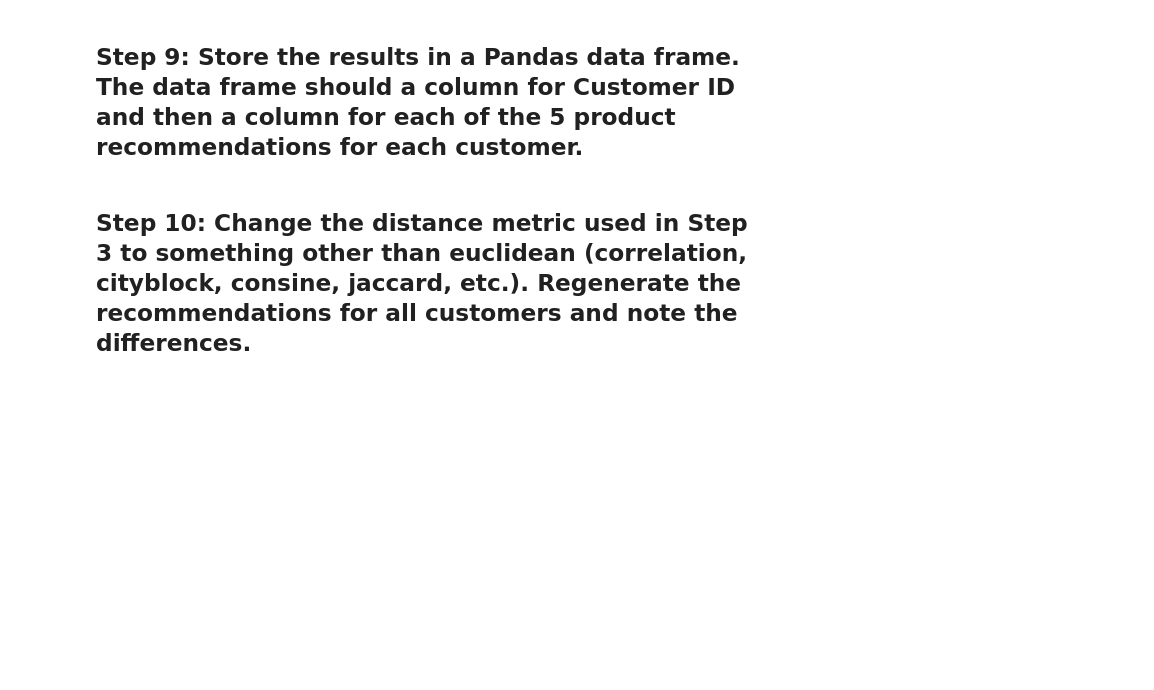
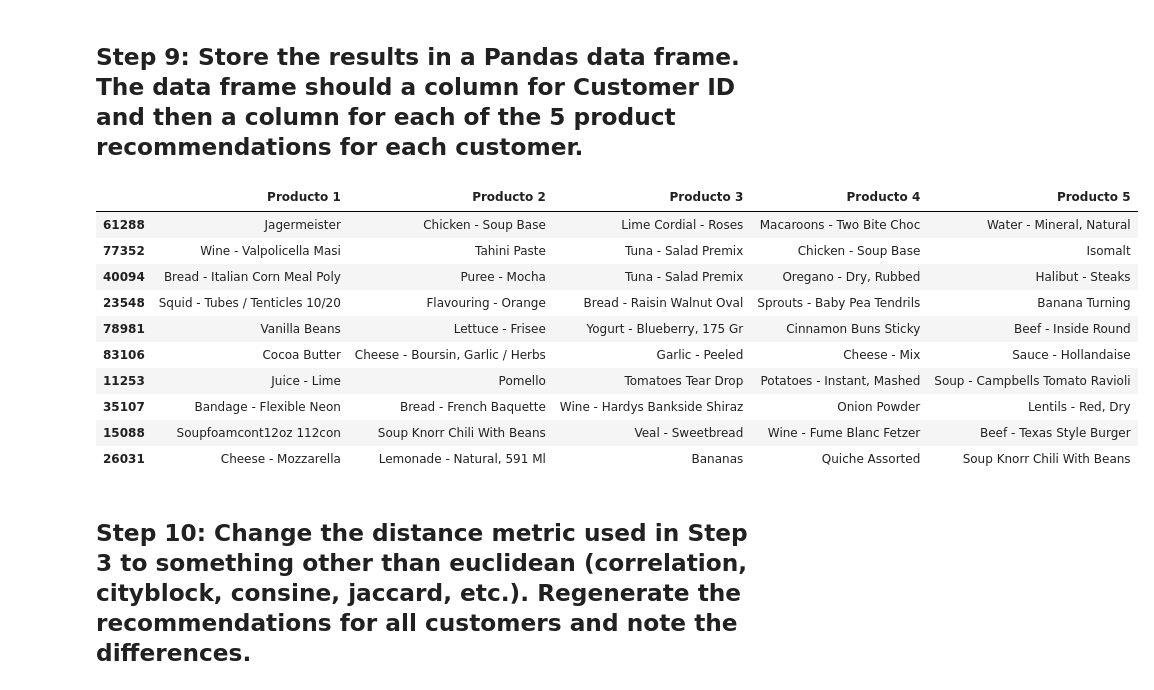
Before and after one commit to LiviaCanet/datamad0119, a Jupyter notebook: module-2/lab-intro-recommender-systems/your-code/main.ipynb, the cells around one changed output. Cells and saved outputs as stored; diff of their text form; code cells hidden in the pictures; blank space fills up the shorter version.

Commit message:
Finalizado

```diff
--- a/module-2/lab-intro-recommender-systems/your-code/main.ipynb
+++ b/module-2/lab-intro-recommender-systems/your-code/main.ipynb
@@ -172,3 +140,6 @@ step6
 - Merge the ranked products data frame with the customer product matrix on the ProductName field.
 - Filter for records where the chosen customer has not purchased the product.
 - Show the top 5 results.
+# %%
+chosencustomer = customerstotal.loc[200]
+chosencustomer.shape
@@ -174,0 +148,4 @@ step6
+# %%
+merge_recommended = pd.merge(chosencustomer, productranking, how='right', on='ProductName')
+merge_recommended = merge_recommended.fillna(0)
+merge_recommended.head()
@@ -174,0 +160,3 @@ step6
+# %%
+recommended_product = (merge_recommended.loc[(merge_recommended['Quantity_x'] == 0)]).sort_values(by = ['Quantity_x'], ascending = False)
+recommended_product.head() # Quantity_x es el sumatorio de Quantity purchased by chosen customer, customer 200. Lo ordenamos por 0, las que no ha comprado, de mínimo a max
@@ -178,3 +174,16 @@ step6
 - Create an empty dictionary that will hold the recommendations for all customers.
 - Create a list of unique CustomerIDs to iterate over.
 - Iterate over the customer list performing steps 4 through 7 for each and appending the results of each iteration to the dictionary you created.
+# %%
+dic = {}
+lista = list(data.CustomerID)
+
+for cust in lista:
+    similarities = distances[cust].sort_values(ascending=False)[1:6] # Step 4
+    similar_customers = customerstotal.loc[similarities.index] # Step 5
+    ranked_products = similar_customers.groupby(["ProductName"]).sum().Quantity.sort_values(ascending=False)
+    recommended_product = ranked_products[~ranked_products.index.isin(customerstotal.loc[cust].index)].head()
+    dic[cust] = recommended_product.to_dict()
+
+for cust in dic:
+    dic[cust] = [x for x in dic[cust]]
@@ -181,4 +226,20 @@ step6
 # %% [markdown]
 ##  Step 9: Store the results in a Pandas data frame. The data frame should a column for Customer ID and then a column for each of the 5 product recommendations for each customer.
+# %%
+final_reco = pd.DataFrame(dic).T
+final_reco = final_reco.rename(index = str, columns = {0: "Producto 1", 1: "Producto 2", 2: "Producto 3", 3: "Producto 4", 4: "Producto 5"})
+final_reco.head(10)
+# %% [output]
+|  | Producto 1 | Producto 2 | Producto 3 | Producto 4 | Producto 5 |
+| 61288 | Jagermeister | Chicken - Soup Base | Lime Cordial - Roses | Macaroons - Two Bite Choc | Water - Mineral, Natural |
+| 77352 | Wine - Valpolicella Masi | Tahini Paste | Tuna - Salad Premix | Chicken - Soup Base | Isomalt |
+| 40094 | Bread - Italian Corn Meal Poly | Puree - Mocha | Tuna - Salad Premix | Oregano - Dry, Rubbed | Halibut - Steaks |
+| 23548 | Squid - Tubes / Tenticles 10/20 | Flavouring - Orange | Bread - Raisin Walnut Oval | Sprouts - Baby Pea Tendrils | Banana Turning |
+| 78981 | Vanilla Beans | Lettuce - Frisee | Yogurt - Blueberry, 175 Gr | Cinnamon Buns Sticky | Beef - Inside Round |
+| 83106 | Cocoa Butter | Cheese - Boursin, Garlic / Herbs | Garlic - Peeled | Cheese - Mix | Sauce - Hollandaise |
+| 11253 | Juice - Lime | Pomello | Tomatoes Tear Drop | Potatoes - Instant, Mashed | Soup - Campbells Tomato Ravioli |
+| 35107 | Bandage - Flexible Neon | Bread - French Baquette | Wine - Hardys Bankside Shiraz | Onion Powder | Lentils - Red, Dry |
+| 15088 | Soupfoamcont12oz 112con | Soup Knorr Chili With Beans | Veal - Sweetbread | Wine - Fume Blanc Fetzer | Beef - Texas Style Burger |
+| 26031 | Cheese - Mozzarella | Lemonade - Natural, 591 Ml | Bananas | Quiche Assorted | Soup Knorr Chili With Beans |
 # %% [markdown]
 ## Step 10: Change the distance metric used in Step 3 to something other than euclidean (correlation, cityblock, consine, jaccard, etc.). Regenerate the recommendations for all customers and note the differences.
```
Also changed, not shown: parts of 9 cells of this notebook.
